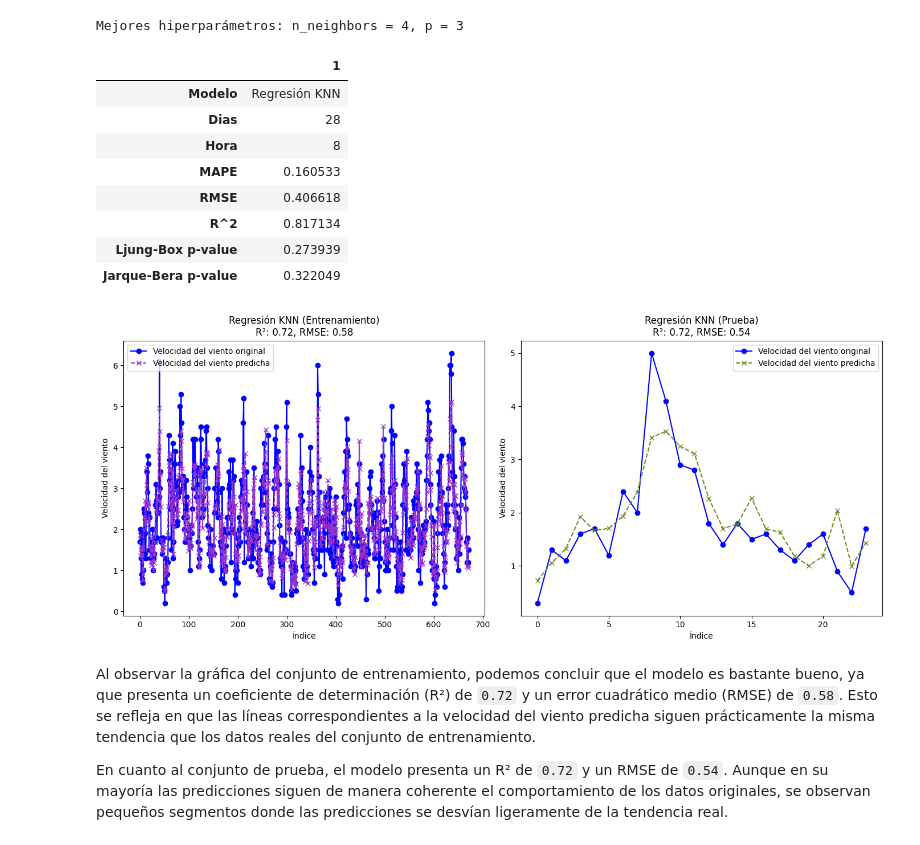
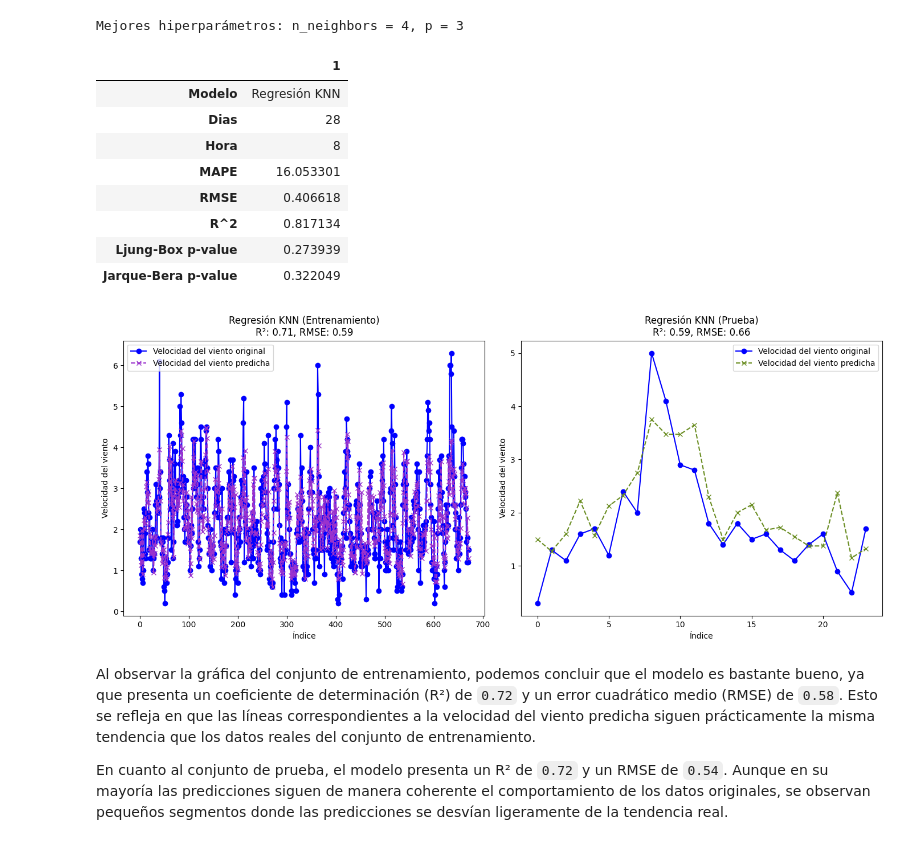
Before and after one commit to valecabrera21/PF_Modelos, a Jupyter notebook: _sources/MODELOS.ipynb, the cells around one changed output. Drawn from its saved outputs; the diff is of its cells as text; code cells hidden in the pictures.

```diff
--- a/_sources/MODELOS.ipynb
+++ b/_sources/MODELOS.ipynb
@@ -1461,14 +1480,14 @@ for hora in range(1, 25):  # Ciclo para calcular la tabla de errores para cada h
             modelolasso.fit(X_train, y_train)
             y_prediccion= modelolasso.predict(X_test)
             rmse = mean_squared_error(y_test, y_prediccion, squared=False)
-            mape = mean_absolute_percentage_error(y_test, y_prediccion)
+            mape = MAPE(y_test, y_prediccion)
             r2 = r2_score(y_test, y_prediccion)
             metricas.append({
                 'Modelo': 'Regresión Lasso',
                 'Dias': dias,
                 'Hora': hora,
+                'MAPE': mape,
                 'RMSE': rmse,
-                'MAPE': mape,
                 'R^2': r2,
             })
             iniciotrain = fintrain  # Actualizar el inicio para el siguiente pliegue
@@ -1721,13 +1740,13 @@ metricas = []
 dias = 7
 hora = 7
 iniciotrain = 0
-while (iniciotrain + (dias * 24) + 1) < len(X):  # Mientras que el tamaño del pliegue más la hora sea menor que la longitud de los datos
+while (iniciotrain + (dias * 24) + hora) < len(X):  # Mientras que el tamaño del pliegue más la hora sea menor que la longitud de los datos
     fintrain = iniciotrain + (dias * 24)
     X_train, y_train, X_test, y_test = plieguess(iniciotrain, fintrain, hora)
     modelolasso.fit(X_train, y_train)
     y_prediccion= modelolasso.predict(X_test)
     rmse = mean_squared_error(y_test, y_prediccion, squared=False)
-    mape = mean_absolute_percentage_error(y_test, y_prediccion)
+    mape = MAPE(y_test, y_prediccion)
     r2 = r2_score(y_test, y_prediccion)
     ljungbox, jarquebera = residuos(y_test, y_prediccion)
     metricas.append({
@@ -1845,7 +3128,7 @@ print(f"Mejores hiperparámetros: n_neighbors = {result.x[0]}, p = {result.x[1]}
 # %% [output]
 Mejores hiperparámetros: n_neighbors = 4, p = 3
 # %%
-modeloknn = KNeighborsRegressor(n_neighbors=4, p=3)
+modeloknn2 = KNeighborsRegressor(n_neighbors=4, p=3)
 metricas= []
 dias = 28
 hora = 8
@@ -1853,10 +3136,10 @@ iniciotrain = 0  # Se inicializa en 0 para que al realizar la suma no se vaya un
 while (iniciotrain + (dias * 24) + hora) < len(X):  # Mientras que el tamaño del pliegue más la hora en la que se está iterando sea menor que la longitud de los datos
     fintrain = iniciotrain + (dias * 24) # Se suma con dias*24 porque es la cantidad de observaciones a escoger. La cantidad de horas totales teniendo en cuanta la cantidad de días.
     X_train, y_train, X_test, y_test = plieguess(iniciotrain, fintrain, hora)
-    modeloknn.fit(X_train, y_train)
-    y_prediccion= modeloknn.predict(X_test)
+    modeloknn2.fit(X_train, y_train)
+    y_prediccion= modeloknn2.predict(X_test)
     rmse = mean_squared_error(y_test, y_prediccion, squared=False)
-    mape = mean_absolute_percentage_error(y_test, y_prediccion)
+    mape = MAPE(y_test, y_prediccion)
     r2 = r2_score(y_test, y_prediccion)
     ljungbox, jarquebera = residuos(y_test, y_prediccion)
     metricas.append({
@@ -1879,11 +3162,18 @@ dataknn
 | Modelo | Regresión KNN |
 | Dias | 28 |
 | Hora | 8 |
-| MAPE | 0.160533 |
+| MAPE | 16.053301 |
 | RMSE | 0.406618 |
 | R^2 | 0.817134 |
 | Ljung-Box p-value | 0.273939 |
 | Jarque-Bera p-value | 0.322049 |
+# %%
+import pickle
+
+# Guardado del modelo KNN y el dataframe dataknn
+with open("C:/Users/valcd/OneDrive/Escritorio/MachinelearningUN/PF_MODELOS/knn_model_y_datos.pkl", "wb") as f:
+    pickle.dump(modeloknn, f)  # Guardar el modelo entrenado
+    pickle.dump(dataknn, f)    # Guardar el dataframe con las métricas
 # %%
 metricas = []
 dias = 28
@@ -1892,18 +3182,18 @@ iniciotrain = 0
 while (iniciotrain + (dias * 24) + 1) < len(X):  # Mientras que el tamaño del pliegue más la hora sea menor que la longitud de los datos
     fintrain = iniciotrain + (dias * 24)
     X_train, y_train, X_test, y_test = plieguess(iniciotrain, fintrain, hora)
-    modeloknn.fit(X_train, y_train)
+    modeloknn2.fit(X_train, y_train)
 
     # Entrenamiento
-    y_predicciontrain = modeloridge.predict(X_train)
+    y_predicciontrain = modeloknn2.predict(X_train)
     rmsetrain = mean_squared_error(y_train, y_predicciontrain, squared=False)
-    mapetrain = mean_absolute_percentage_error(y_train, y_predicciontrain)
+    mapetrain = MAPE(y_train, y_predicciontrain)
     r2train = r2_score(y_train, y_predicciontrain)
 
     # Test
-    y_prediccion = modeloridge.predict(X_test)
+    y_prediccion = modeloknn2.predict(X_test)
     rmse = mean_squared_error(y_test, y_prediccion, squared=False)
-    mape = mean_absolute_percentage_error(y_test, y_prediccion)
+    mape = MAPE(y_test, y_prediccion)
     r2 = r2_score(y_test, y_prediccion)
 
     ljungbox, jarquebera = residuos(y_test, y_prediccion)
@@ -1917,34 +3207,34 @@ while (iniciotrain + (dias * 24) + 1) < len(X):  # Mientras que el tamaño del p
         'Ljung-Box p-value': ljungbox,
         'Jarque-Bera p-value': jarquebera
     })
     iniciotrain = fintrain  # Actualizar el inicio para el siguiente pliegue
 
 # Gráfico con lineplot
 plt.figure(figsize=(14, 6))
 
 # Conjunto de entrenamiento
 plt.subplot(1, 2, 1)
 plt.plot(range(len(y_train)), y_train, label="Velocidad del viento original", color='blue', linestyle='-', marker='o')
 plt.plot(range(len(y_predicciontrain)), y_predicciontrain, label="Velocidad del viento predicha", color='#9A32CD', linestyle='--', marker='x')
 plt.xlabel("Índice")
 plt.ylabel("Velocidad del viento")
 plt.title(f"Regresión KNN (Entrenamiento)\nR²: {r2train:.2f}, RMSE: {rmsetrain:.2f}")
 plt.legend()
 
 # Conjunto de prueba
 plt.subplot(1, 2, 2)
 plt.plot(range(len(y_test)), y_test, label="Velocidad del viento original", color='blue', linestyle='-', marker='o')
 plt.plot(range(len(y_prediccion)), y_prediccion, label="Velocidad del viento predicha", color='#6B8E23', linestyle='--', marker='x')
 plt.xlabel("Índice")
 plt.ylabel("Velocidad del viento")
 plt.title(f"Regresión KNN (Prueba)\nR²: {r2:.2f}, RMSE: {rmse:.2f}")
 plt.legend()
 
 # Mostrar gráfico
 plt.tight_layout()
 plt.show()
 # %% [output]
-[figure, old version]
+[figure, new version]
 # %% [markdown]
 Al observar la gráfica del conjunto de entrenamiento, podemos concluir que el modelo es bastante bueno, ya que presenta un coeficiente de determinación (R²) de `0.72` y un error cuadrático medio (RMSE) de `0.58`. Esto se refleja en que las líneas correspondientes a la velocidad del viento predicha siguen prácticamente la misma tendencia que los datos reales del conjunto de entrenamiento.
 
```
Also changed, not shown: parts of 293 cells of this notebook, 16 other files.
